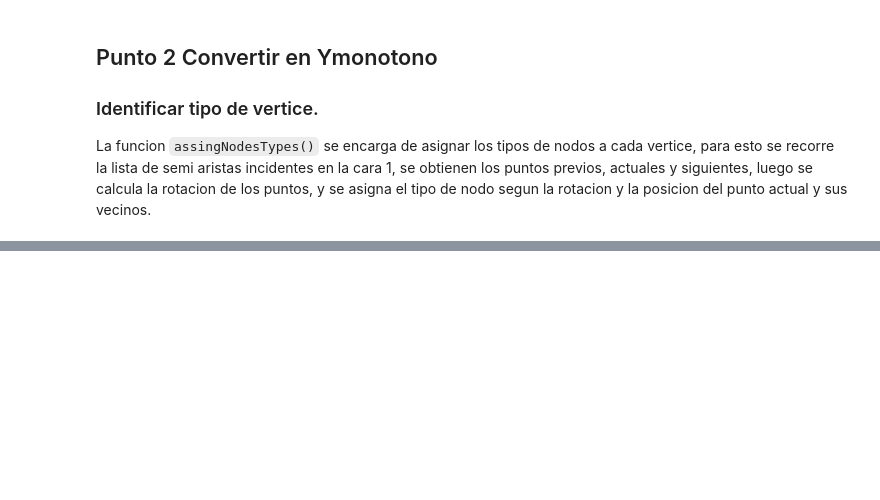
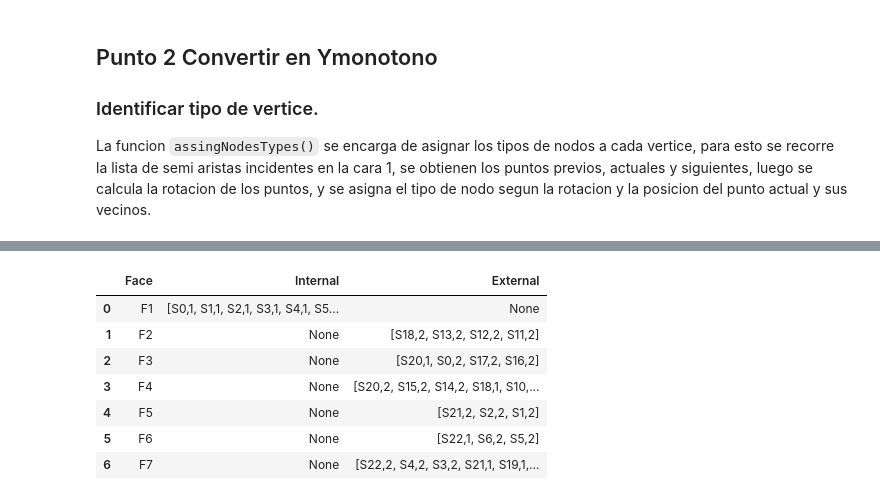
Before and after one commit to dleyvacastro/Geo, a Jupyter notebook: Taller2.ipynb, the cells around one changed output, grey strips where cells are left out. Drawn from its saved outputs; the diff is of its cells as text; code cells hidden in the pictures; blank space fills up the shorter version.

```diff
--- a/Taller2.ipynb
+++ b/Taller2.ipynb
@@ -416,0 +969,12 @@ plt.show()
+# %%
+df = ldce.faces2Df()
+display(df)
+# %% [output]
+|  | Face | Internal | External |
+| 0 | F1 | [S0,1, S1,1, S2,1, S3,1, S4,1, S5... | None |
+| 1 | F2 | None | [S18,2, S13,2, S12,2, S11,2] |
+| 2 | F3 | None | [S20,1, S0,2, S17,2, S16,2] |
+| 3 | F4 | None | [S20,2, S15,2, S14,2, S18,1, S10,... |
+| 4 | F5 | None | [S21,2, S2,2, S1,2] |
+| 5 | F6 | None | [S22,1, S6,2, S5,2] |
+| 6 | F7 | None | [S22,2, S4,2, S3,2, S21,1, S19,1,... |
```
Also changed, not shown: parts of 12 cells of this notebook.
